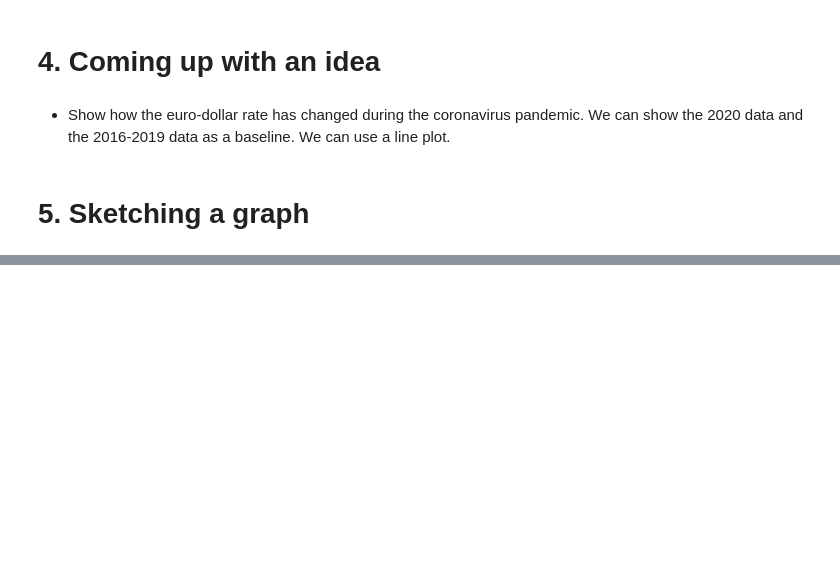
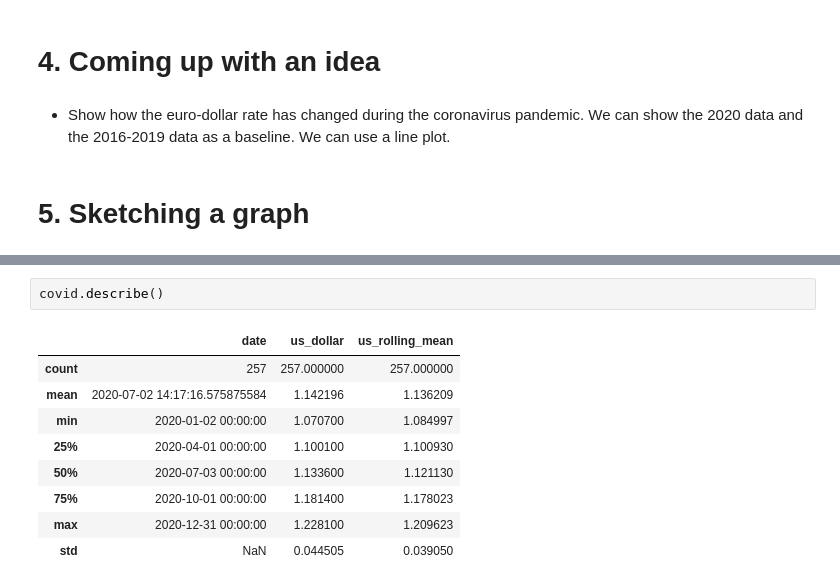
Before and after one commit to slp22/dataquest-projects, a Jupyter notebook: 2_3_dataquest-exchange-rates.ipynb, the cells around one changed output, grey strips where cells are left out. Drawn from its saved outputs; the diff is of its cells as text; blank space fills up the shorter version.

```diff
--- a/2_3_dataquest-exchange-rates.ipynb
+++ b/2_3_dataquest-exchange-rates.ipynb
@@ -205,0 +225,12 @@ plt.show()
+# %%
+covid.describe()
+# %% [output]
+|  | date | us_dollar | us_rolling_mean |
+| count | 257 | 257.000000 | 257.000000 |
+| mean | 2020-07-02 14:17:16.575875584 | 1.142196 | 1.136209 |
+| min | 2020-01-02 00:00:00 | 1.070700 | 1.084997 |
+| 25% | 2020-04-01 00:00:00 | 1.100100 | 1.100930 |
+| 50% | 2020-07-03 00:00:00 | 1.133600 | 1.121130 |
+| 75% | 2020-10-01 00:00:00 | 1.181400 | 1.178023 |
+| max | 2020-12-31 00:00:00 | 1.228100 | 1.209623 |
+| std | NaN | 0.044505 | 0.039050 |
```
Also changed, not shown: parts of 13 cells of this notebook.
